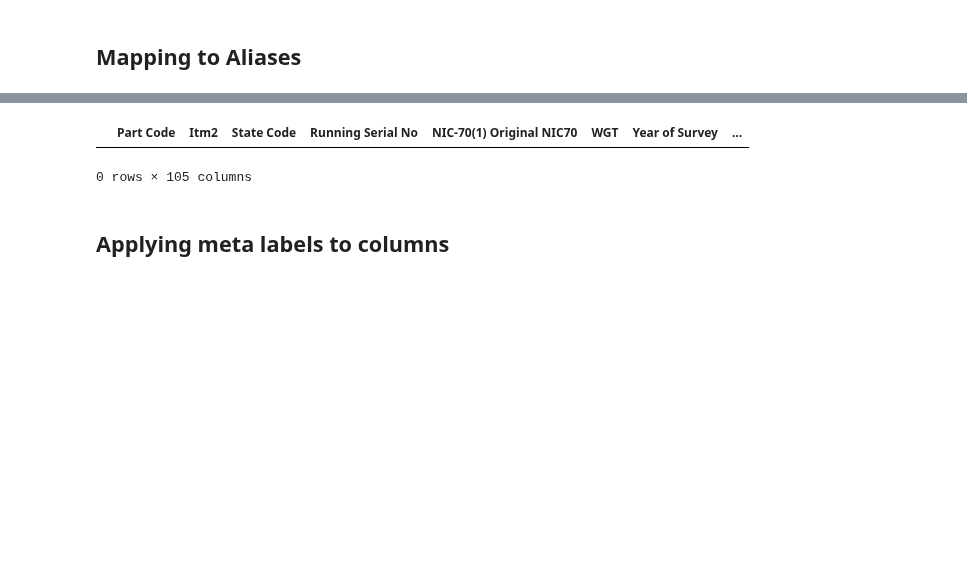
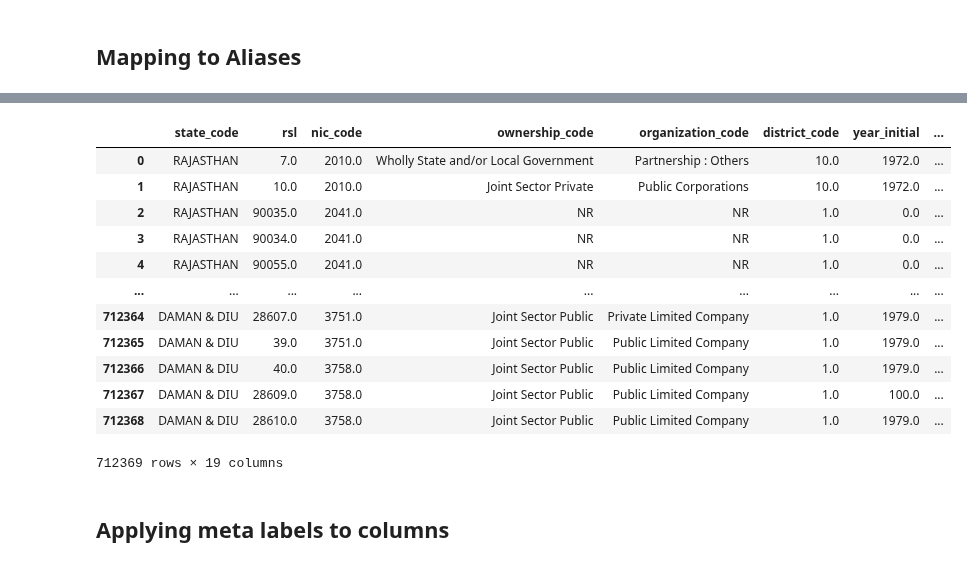
Before and after one commit to kabeerbora/1980s_delin, a Jupyter notebook: 1980s_delicensing.ipynb, the cells around one changed output, grey strips where cells are left out. Drawn from its saved outputs; the diff is of its cells as text; code cells hidden in the pictures; blank space fills up the shorter version.

```diff
--- a/1980s_delicensing.ipynb
+++ b/1980s_delicensing.ipynb
@@ -163,3 +157,23 @@ column_df = pd.DataFrame(all_columns)
 column_df.to_excel('/content/drive/MyDrive/data_economics_research/ASI_Firms/columns_1976_1989.xlsx', index=False)
 # %% [markdown]
 ## Mapping to Aliases
+# %%
+import pandas as pd
+import os
+
+alias_file_path = "/content/drive/MyDrive/data_economics_research/ASI_Firms/columns_1976_1989.xlsx"
+alias_df = pd.read_excel(alias_file_path)
+
+
+base_path = "/content/drive/MyDrive/data_economics_research/ASI_Firms"
+years = alias_df["Year"].unique()
+available_years = []
+
+for year in years:
+    year_str = str(year)
+    folder_path = os.path.join(base_path, year_str)
+    if os.path.exists(folder_path):
+        if any(f.endswith(".sav") and (f.startswith("ASI") or f.startswith("ASISUM")) for f in os.listdir(folder_path)):
+            available_years.append(year)
+
+available_years
@@ -190,12 +218,58 @@ df_final = pd.concat(dfs).reset_index(drop=True)
 df_final = df_final.rename(columns=column_to_alias)
 df_final = df_final.loc[:, ~df_final.columns.isna()]
 df_final.to_excel('/content/drive/MyDrive/data_economics_research/jan_weber_kabeer_bora/1976_1988_allfirms.xlsx', index=False)
-# %%
-df_final.groupby('Gross Sale Value').size()
-print(list(df_final.columns))
-# %% [output]
-|  | Part Code | Itm2 | State Code | Running Serial No | NIC-70(1) Original NIC70 | WGT | Year of Survey | ... |
-0 rows × 105 columns
+# %%
+import pandas as pd
+import os
+import pyreadstat
+
+
+alias_file_path = "/content/columns_1976_1989.xlsx"
+alias_df = pd.read_excel(alias_file_path)
+
+alias_df = alias_df.dropna(subset=['alias'])
+alias_df['Column Label'] = alias_df['Column Label'].str.strip()
+alias_df['alias'] = alias_df['alias'].str.strip()
+
+label_to_alias = dict(zip(alias_df['Column Label'], alias_df['alias']))
+valid_labels = set(label_to_alias.keys())
+
+dfs = []
+for folder_name in available_years:
+    folder_path = f"/content/drive/MyDrive/data_economics_research/ASI_Firms/{folder_name}"
+    if os.path.exists(folder_path):
+        for filename in os.listdir(folder_path):
+            if filename.endswith(".sav") and (filename.startswith("ASI") or filename.startswith("ASISUM")):
+                file_path = os.path.join(folder_path, filename)
+
+                df, meta = pyreadstat.read_sav(file_path, apply_value_formats=True)
+
+                column_labels = meta.column_names_to_labels
+                df.columns = [column_labels.get(col, col) for col in df.columns]
+
+                df = df.loc[:, df.columns.isin(valid_labels)]
+
+                df.rename(columns=label_to_alias, inplace=True)
+
+                df['year'] = folder_name
+
+                dfs.append(df)
+df_final = pd.concat(dfs, ignore_index=True)
+df_final.to_csv('/content/drive/MyDrive/data_economics_research/jan_weber_kabeer_bora/1976_1988_allfirms.csv', index=False)
+# %% [output]
+|  | state_code | rsl | nic_code | ownership_code | organization_code | district_code | year_initial | ... |
+| 0 | RAJASTHAN | 7.0 | 2010.0 | Wholly State and/or Local Government | Partnership : Others | 10.0 | 1972.0 | ... |
+| 1 | RAJASTHAN | 10.0 | 2010.0 | Joint Sector Private | Public Corporations | 10.0 | 1972.0 | ... |
+| 2 | RAJASTHAN | 90035.0 | 2041.0 | NR | NR | 1.0 | 0.0 | ... |
+| 3 | RAJASTHAN | 90034.0 | 2041.0 | NR | NR | 1.0 | 0.0 | ... |
+| 4 | RAJASTHAN | 90055.0 | 2041.0 | NR | NR | 1.0 | 0.0 | ... |
+| ... | ... | ... | ... | ... | ... | ... | ... | ... |
+| 712364 | DAMAN & DIU | 28607.0 | 3751.0 | Joint Sector Public | Private Limited Company | 1.0 | 1979.0 | ... |
+| 712365 | DAMAN & DIU | 39.0 | 3751.0 | Joint Sector Public | Public Limited Company | 1.0 | 1979.0 | ... |
+| 712366 | DAMAN & DIU | 40.0 | 3758.0 | Joint Sector Public | Public Limited Company | 1.0 | 1979.0 | ... |
+| 712367 | DAMAN & DIU | 28609.0 | 3758.0 | Joint Sector Public | Public Limited Company | 1.0 | 100.0 | ... |
+| 712368 | DAMAN & DIU | 28610.0 | 3758.0 | Joint Sector Public | Public Limited Company | 1.0 | 1979.0 | ... |
+712369 rows × 19 columns
 # %% [markdown]
 ## Applying meta labels to columns
 # %%
```
Also changed, not shown: parts of 8 cells of this notebook.
